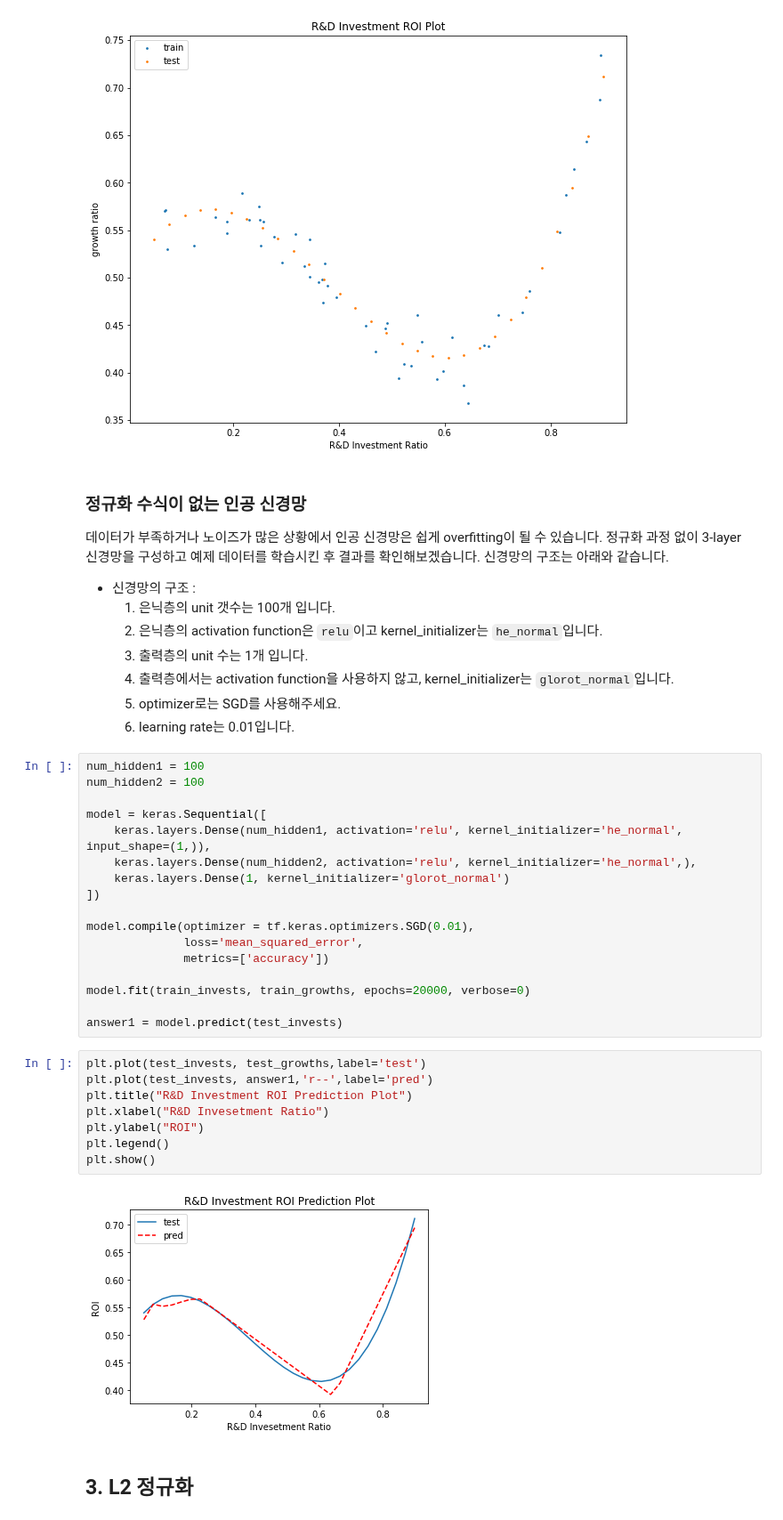
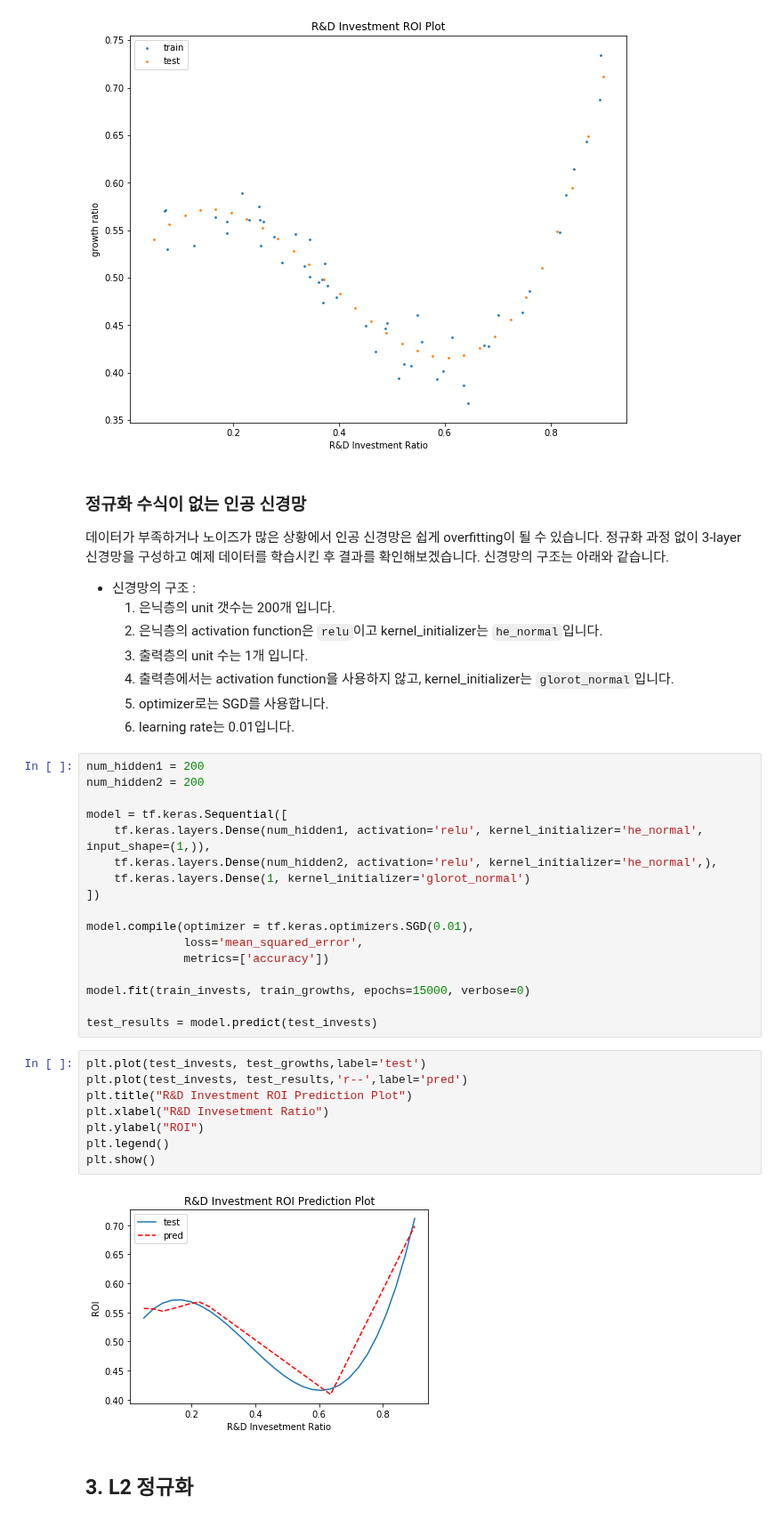
Before and after one commit to kEEPpp/Multicampus_Vision_Lecture_deploy, a Jupyter notebook: lecture-codes/Week1/DNN_Appendix/Appendix3_Regularization.ipynb, the cells around one changed output. Shown at 89% size. Drawn from its saved outputs; the diff is of its cells as text.

```diff
--- a/lecture-codes/Week1/DNN_Appendix/Appendix3_Regularization.ipynb
+++ b/lecture-codes/Week1/DNN_Appendix/Appendix3_Regularization.ipynb
@@ -83,39 +81,39 @@ plt.show()
 데이터가 부족하거나 노이즈가 많은 상황에서 인공 신경망은 쉽게 overfitting이 될 수 있습니다. 정규화 과정 없이 3-layer 신경망을 구성하고 예제 데이터를 학습시킨 후 결과를 확인해보겠습니다. 신경망의 구조는 아래와 같습니다.
 
 * 신경망의 구조 :
-    1. 은닉층의 unit 갯수는 100개 입니다.
+    1. 은닉층의 unit 갯수는 200개 입니다.
     2. 은닉층의 activation function은 `relu`이고 kernel_initializer는 `he_normal`입니다.
     3. 출력층의 unit 수는 1개 입니다.
     4. 출력층에서는 activation function을 사용하지 않고, kernel_initializer는 `glorot_normal`입니다.
-    5. optimizer로는 SGD를 사용해주세요.
+    5. optimizer로는 SGD를 사용합니다.
     6. learning rate는 0.01입니다.
 # %%
-num_hidden1 = 100
-num_hidden2 = 100
+num_hidden1 = 200
+num_hidden2 = 200
 
-model = keras.Sequential([
-    keras.layers.Dense(num_hidden1, activation='relu', kernel_initializer='he_normal', input_shape=(1,)),
-    keras.layers.Dense(num_hidden2, activation='relu', kernel_initializer='he_normal',),
-    keras.layers.Dense(1, kernel_initializer='glorot_normal')
+model = tf.keras.Sequential([
+    tf.keras.layers.Dense(num_hidden1, activation='relu', kernel_initializer='he_normal', input_shape=(1,)),
+    tf.keras.layers.Dense(num_hidden2, activation='relu', kernel_initializer='he_normal',),
+    tf.keras.layers.Dense(1, kernel_initializer='glorot_normal')
 ])
 
 model.compile(optimizer = tf.keras.optimizers.SGD(0.01),
               loss='mean_squared_error',
               metrics=['accuracy'])
 
-model.fit(train_invests, train_growths, epochs=20000, verbose=0)
+model.fit(train_invests, train_growths, epochs=15000, verbose=0)
 
-answer1 = model.predict(test_invests)
+test_results = model.predict(test_invests)
 # %%
 plt.plot(test_invests, test_growths,label='test')
-plt.plot(test_invests, answer1,'r--',label='pred')
+plt.plot(test_invests, test_results,'r--',label='pred')
 plt.title("R&D Investment ROI Prediction Plot")
 plt.xlabel("R&D Invesetment Ratio")
 plt.ylabel("ROI")
 plt.legend()
 plt.show()
 # %% [output]
-[figure, old version]
+[figure, new version]
 # %% [markdown]
 ## 3. L2 정규화
 # %% [markdown]
```
Also changed, not shown: parts of 13 cells of this notebook, 2 other files.
